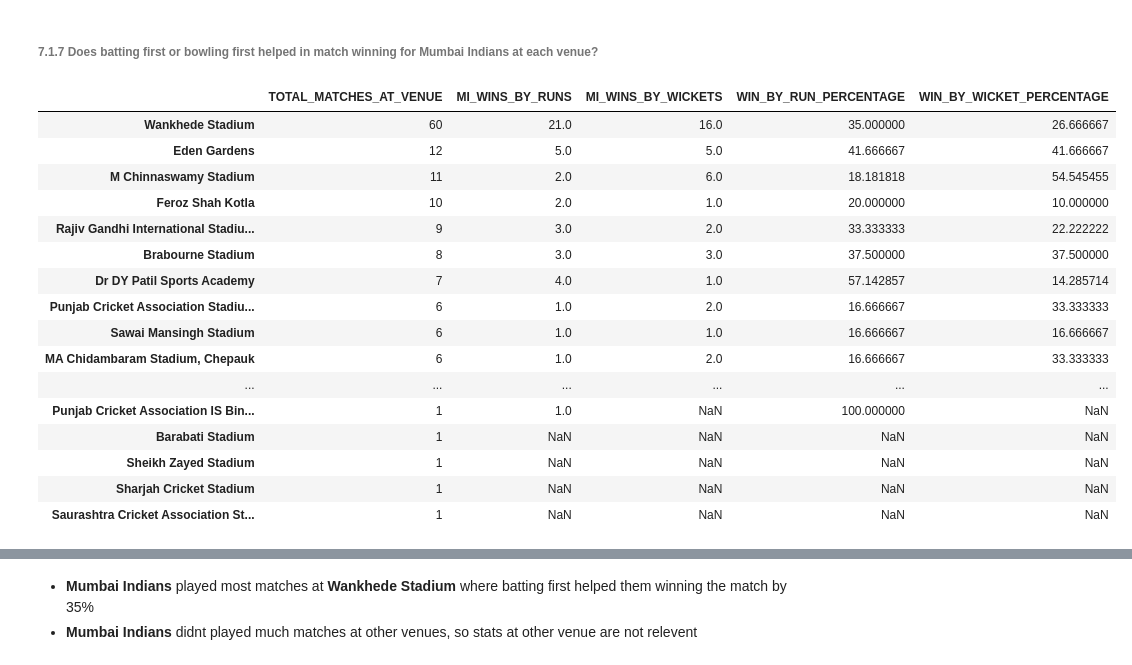
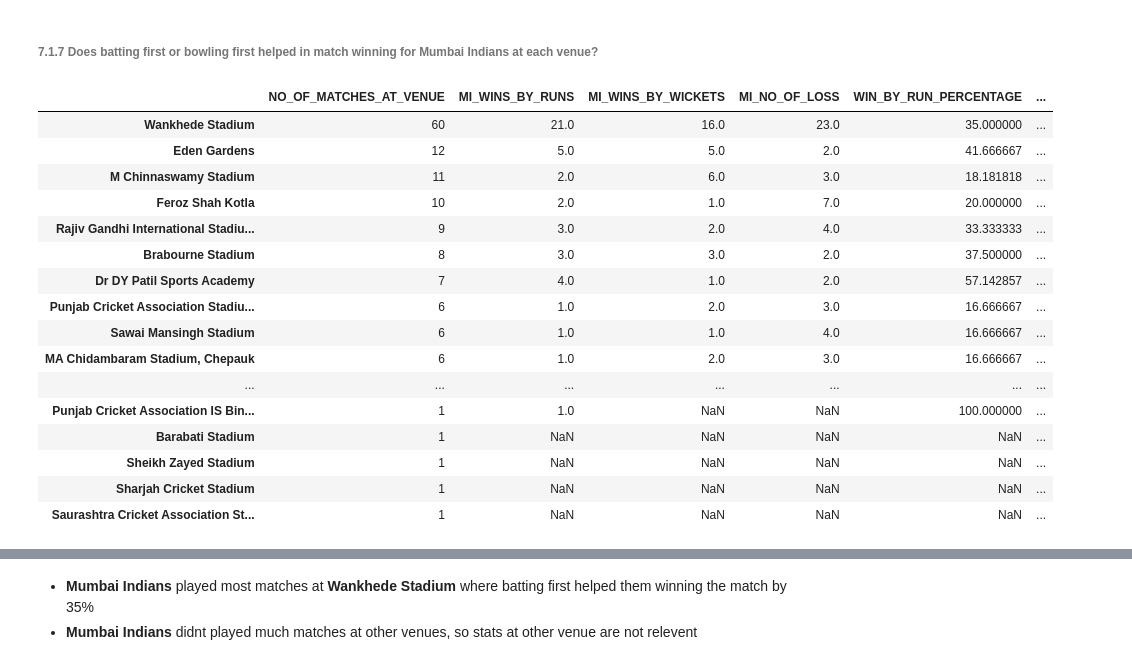
Before and after one commit to ravijagtap/datascience, a Jupyter notebook: IPL_DATA_ANALYSIS/Analysis on IPL Data.ipynb, the cells around one changed output, grey strips where cells are left out. Cells and saved outputs as stored; diff of their text form; code cells hidden in the pictures.

```diff
--- a/IPL_DATA_ANALYSIS/Analysis on IPL Data.ipynb
+++ b/IPL_DATA_ANALYSIS/Analysis on IPL Data.ipynb
@@ -723,39 +747,43 @@ win_by_wickets
 # %%
 # filter matches which MI played
 mi_matches = matches[(matches['team1'] == "MI") | (matches['team2'] == "MI")]
 mi_total_matches = mi_matches["venue"].value_counts().to_frame()
-mi_total_matches.rename(columns={'venue': 'TOTAL_MATCHES_AT_VENUE'}, inplace=True)
+mi_total_matches.rename(columns={'venue': 'NO_OF_MATCHES_AT_VENUE'}, inplace=True)
 
 #filter where MI is winner and win is by Run
 win_by_runs = mi_matches[(mi_matches['winner'] == "MI") & (mi_matches["win_by_runs"] > 0)]
 win_by_runs_count = win_by_runs['venue'].value_counts().to_frame()
 win_by_runs_count.rename(columns={'venue': 'MI_WINS_BY_RUNS'}, inplace=True)
 
 #filter where MI is winner and win is by wickets
 win_by_wickets = mi_matches[(mi_matches['winner'] == "MI") & (mi_matches["win_by_wickets"] > 0)]
 win_by_wickets_count = win_by_wickets['venue'].value_counts().to_frame()
 win_by_wickets_count.rename(columns={'venue': 'MI_WINS_BY_WICKETS'}, inplace=True)
 
+# merge the datasets
 frames = [mi_total_matches, win_by_runs_count, win_by_wickets_count]
 result = pd.concat(frames, axis=1)
-result["WIN_BY_RUN_PERCENTAGE"] = result["MI_WINS_BY_RUNS"] * 100 / result["TOTAL_MATCHES_AT_VENUE"]
-result["WIN_BY_WICKET_PERCENTAGE"] = result["MI_WINS_BY_WICKETS"] * 100 / result["TOTAL_MATCHES_AT_VENUE"]
+
+#get the percentage of totals wins over total matches played
+result["MI_NO_OF_LOSS"] =  result["NO_OF_MATCHES_AT_VENUE"]  - result["MI_WINS_BY_RUNS"] - result["MI_WINS_BY_WICKETS"];
+result["WIN_BY_RUN_PERCENTAGE"] = result["MI_WINS_BY_RUNS"] * 100 / result["NO_OF_MATCHES_AT_VENUE"]
+result["WIN_BY_WICKET_PERCENTAGE"] = result["MI_WINS_BY_WICKETS"] * 100 / result["NO_OF_MATCHES_AT_VENUE"]
 result
 # %% [output]
-|  | TOTAL_MATCHES_AT_VENUE | MI_WINS_BY_RUNS | MI_WINS_BY_WICKETS | WIN_BY_RUN_PERCENTAGE | WIN_BY_WICKET_PERCENTAGE |
-| Wankhede Stadium | 60 | 21.0 | 16.0 | 35.000000 | 26.666667 |
-| Eden Gardens | 12 | 5.0 | 5.0 | 41.666667 | 41.666667 |
-| M Chinnaswamy Stadium | 11 | 2.0 | 6.0 | 18.181818 | 54.545455 |
-| Feroz Shah Kotla | 10 | 2.0 | 1.0 | 20.000000 | 10.000000 |
-| Rajiv Gandhi International Stadiu... | 9 | 3.0 | 2.0 | 33.333333 | 22.222222 |
-| Brabourne Stadium | 8 | 3.0 | 3.0 | 37.500000 | 37.500000 |
-| Dr DY Patil Sports Academy | 7 | 4.0 | 1.0 | 57.142857 | 14.285714 |
-| Punjab Cricket Association Stadiu... | 6 | 1.0 | 2.0 | 16.666667 | 33.333333 |
-| Sawai Mansingh Stadium | 6 | 1.0 | 1.0 | 16.666667 | 16.666667 |
-| MA Chidambaram Stadium, Chepauk | 6 | 1.0 | 2.0 | 16.666667 | 33.333333 |
-| ... | ... | ... | ... | ... | ... |
-| Punjab Cricket Association IS Bin... | 1 | 1.0 | NaN | 100.000000 | NaN |
-| Barabati Stadium | 1 | NaN | NaN | NaN | NaN |
-| Sheikh Zayed Stadium | 1 | NaN | NaN | NaN | NaN |
-| Sharjah Cricket Stadium | 1 | NaN | NaN | NaN | NaN |
-| Saurashtra Cricket Association St... | 1 | NaN | NaN | NaN | NaN |
+|  | NO_OF_MATCHES_AT_VENUE | MI_WINS_BY_RUNS | MI_WINS_BY_WICKETS | MI_NO_OF_LOSS | WIN_BY_RUN_PERCENTAGE | ... |
+| Wankhede Stadium | 60 | 21.0 | 16.0 | 23.0 | 35.000000 | ... |
+| Eden Gardens | 12 | 5.0 | 5.0 | 2.0 | 41.666667 | ... |
+| M Chinnaswamy Stadium | 11 | 2.0 | 6.0 | 3.0 | 18.181818 | ... |
+| Feroz Shah Kotla | 10 | 2.0 | 1.0 | 7.0 | 20.000000 | ... |
+| Rajiv Gandhi International Stadiu... | 9 | 3.0 | 2.0 | 4.0 | 33.333333 | ... |
+| Brabourne Stadium | 8 | 3.0 | 3.0 | 2.0 | 37.500000 | ... |
+| Dr DY Patil Sports Academy | 7 | 4.0 | 1.0 | 2.0 | 57.142857 | ... |
+| Punjab Cricket Association Stadiu... | 6 | 1.0 | 2.0 | 3.0 | 16.666667 | ... |
+| Sawai Mansingh Stadium | 6 | 1.0 | 1.0 | 4.0 | 16.666667 | ... |
+| MA Chidambaram Stadium, Chepauk | 6 | 1.0 | 2.0 | 3.0 | 16.666667 | ... |
+| ... | ... | ... | ... | ... | ... | ... |
+| Punjab Cricket Association IS Bin... | 1 | 1.0 | NaN | NaN | 100.000000 | ... |
+| Barabati Stadium | 1 | NaN | NaN | NaN | NaN | ... |
+| Sheikh Zayed Stadium | 1 | NaN | NaN | NaN | NaN | ... |
+| Sharjah Cricket Stadium | 1 | NaN | NaN | NaN | NaN | ... |
+| Saurashtra Cricket Association St... | 1 | NaN | NaN | NaN | NaN | ... |
```
Also changed, not shown: parts of 19 cells of this notebook.
